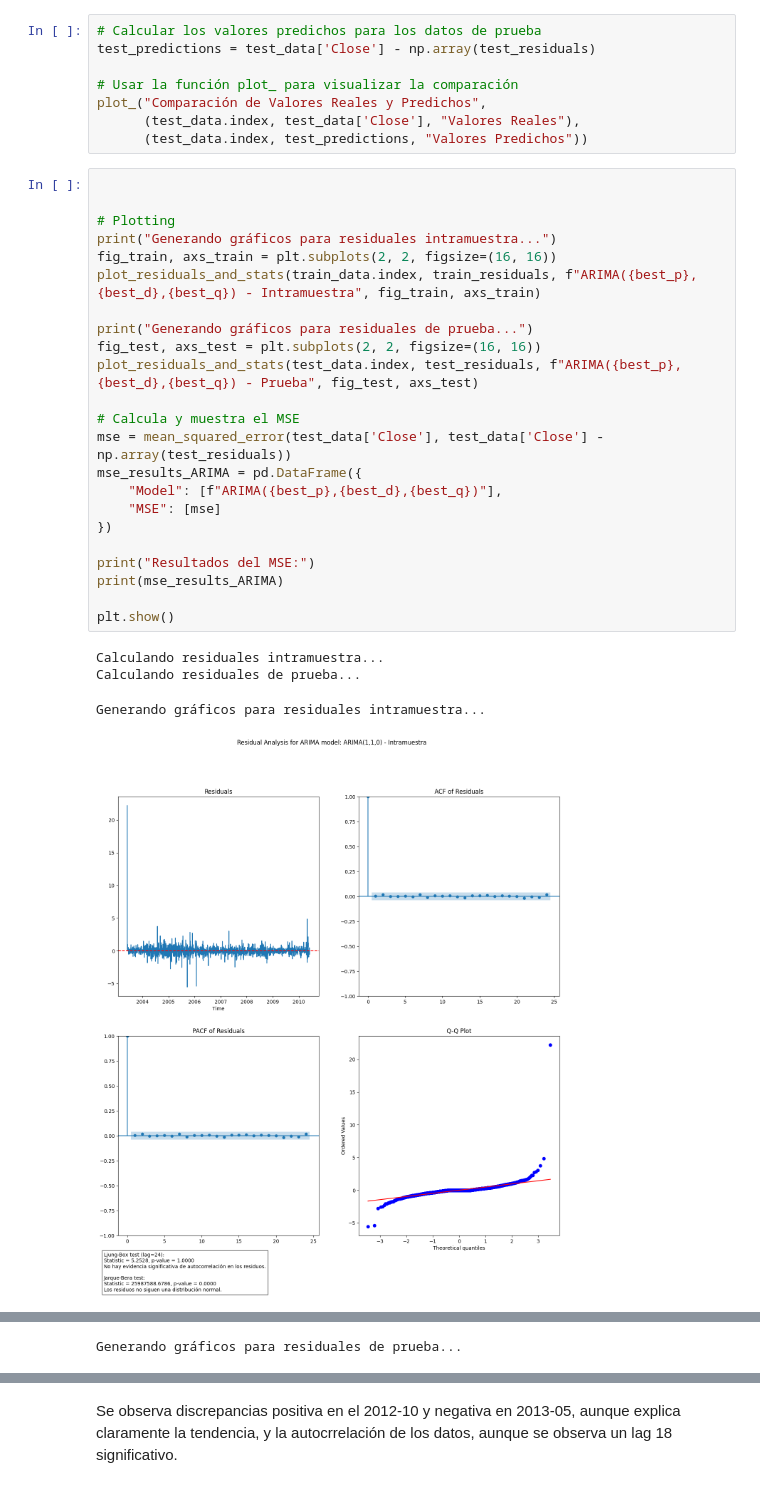
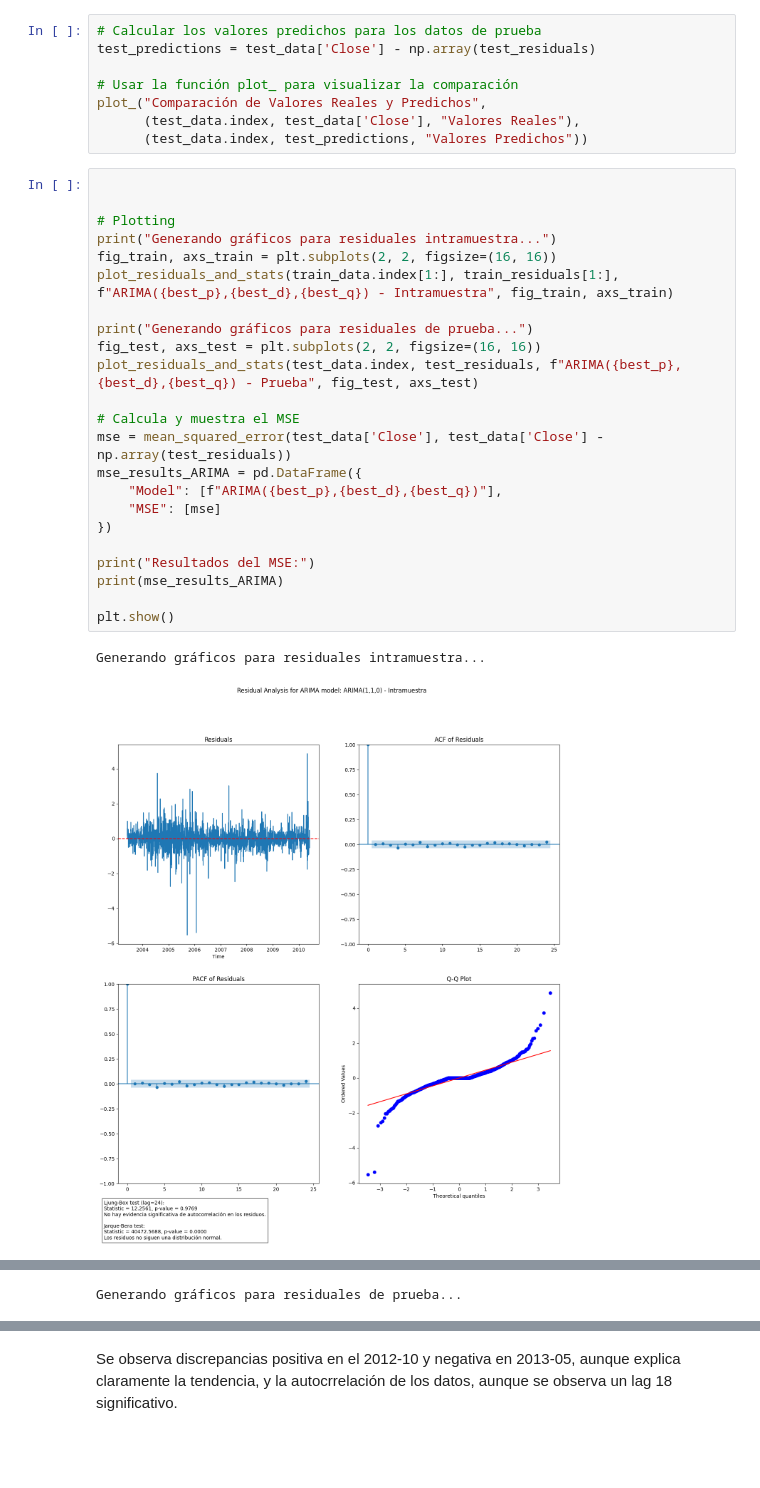
Before and after one commit to Plealm/Acciones_Series_Temporales, a Jupyter notebook: src/Series/Arima.ipynb, the cells around one changed output, grey strips where cells are left out. Cells and saved outputs as stored; diff of their text form; blank space fills up the shorter version.

```diff
--- a/src/Series/Arima.ipynb
+++ b/src/Series/Arima.ipynb
@@ -422,28 +421,26 @@ plot_("Comparación de Valores Reales y Predichos",
 # %%
 
 
 # Plotting
 print("Generando gráficos para residuales intramuestra...")
 fig_train, axs_train = plt.subplots(2, 2, figsize=(16, 16))
-plot_residuals_and_stats(train_data.index, train_residuals, f"ARIMA({best_p},{best_d},{best_q}) - Intramuestra", fig_train, axs_train)
+plot_residuals_and_stats(train_data.index[1:], train_residuals[1:], f"ARIMA({best_p},{best_d},{best_q}) - Intramuestra", fig_train, axs_train)
 
 print("Generando gráficos para residuales de prueba...")
 fig_test, axs_test = plt.subplots(2, 2, figsize=(16, 16))
 plot_residuals_and_stats(test_data.index, test_residuals, f"ARIMA({best_p},{best_d},{best_q}) - Prueba", fig_test, axs_test)
 
 # Calcula y muestra el MSE
 mse = mean_squared_error(test_data['Close'], test_data['Close'] - np.array(test_residuals))
 mse_results_ARIMA = pd.DataFrame({
     "Model": [f"ARIMA({best_p},{best_d},{best_q})"],
     "MSE": [mse]
 })
 
 print("Resultados del MSE:")
 print(mse_results_ARIMA)
 
 plt.show()
 # %% [output]
-Calculando residuales intramuestra...
-Calculando residuales de prueba...
+Generando gráficos para residuales intramuestra...
-Generando gráficos para residuales intramuestra...
-[figure, old version]
+[figure, new version]
@@ -451,3 +448,3 @@ Generando gráficos para residuales intramuestra...
-Generando gráficos para residuales de prueba...
+Generando gráficos para residuales de prueba...
 [figure]
 [figure]
```
Also changed, not shown: parts of 5 cells of this notebook, 2 other files.
